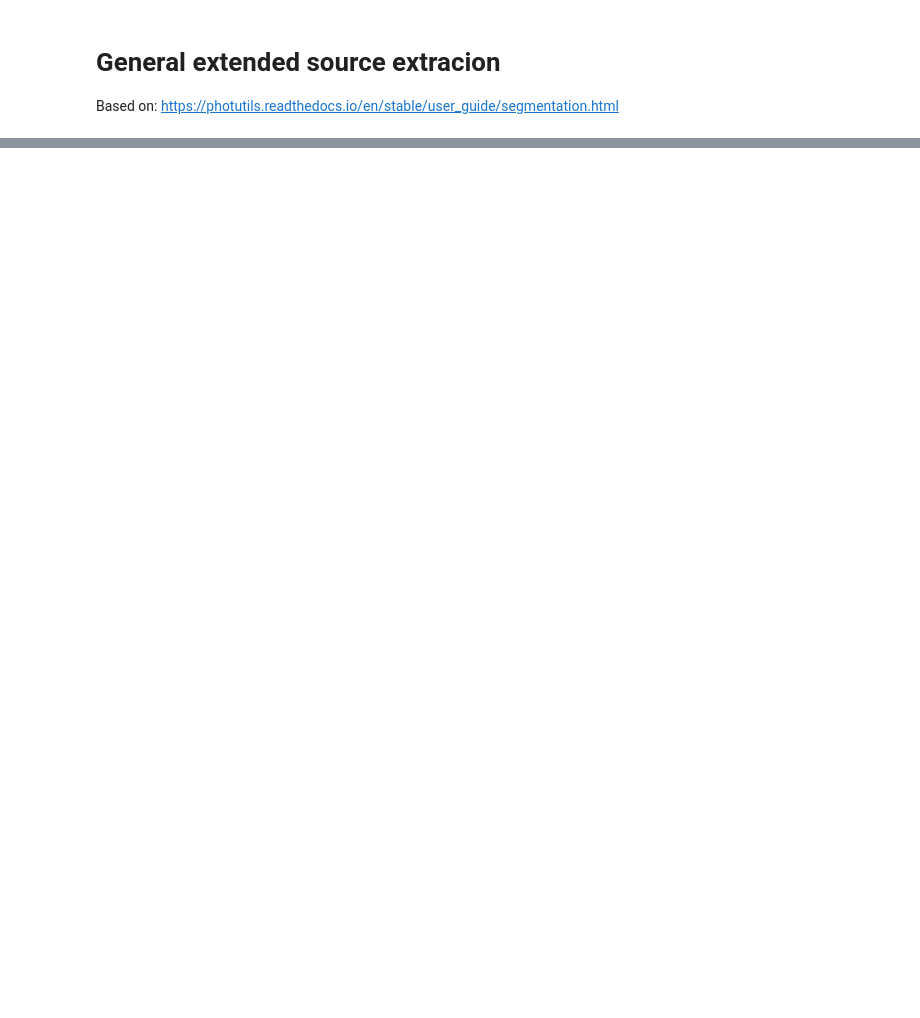
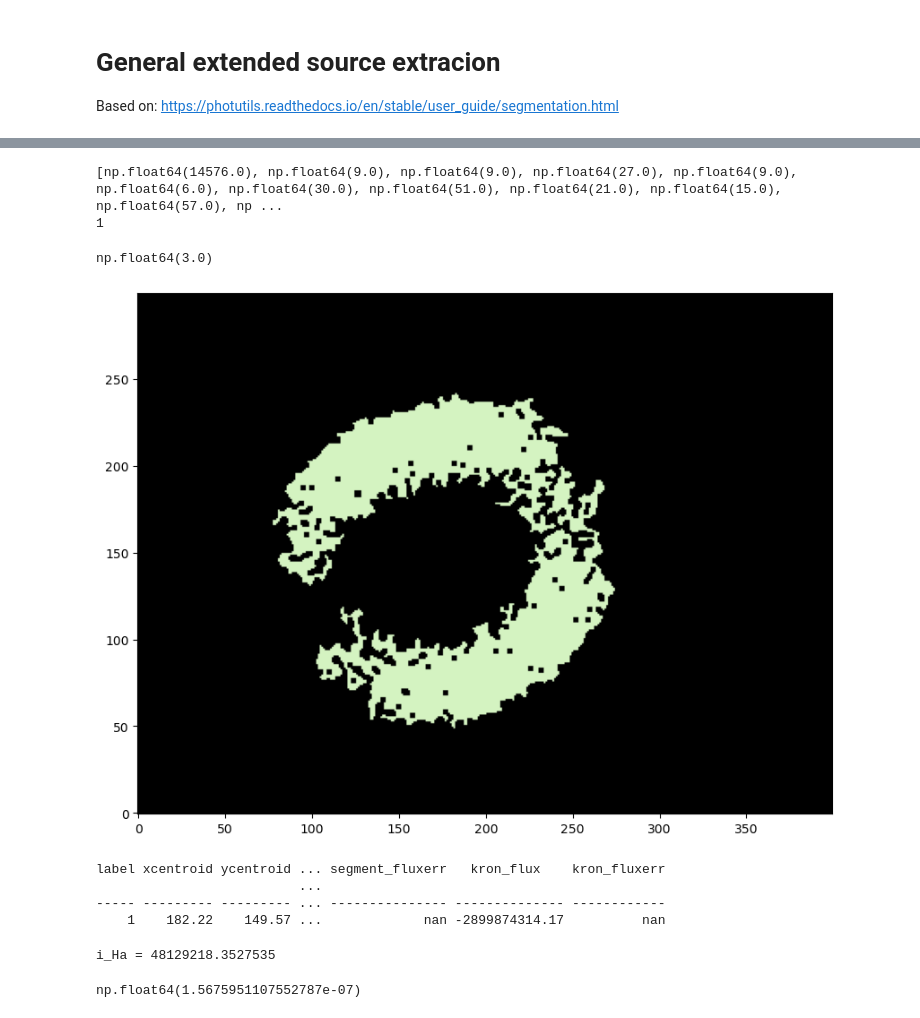
Before and after one commit to elaine-ran/astro4410, a Jupyter notebook: Lab 3/extended_source_photometry.ipynb, the cells around one changed output, grey strips where cells are left out. Drawn from its saved outputs; the diff is of its cells as text; code cells hidden in the pictures; blank space fills up the shorter version.

```diff
--- a/Lab 3/extended_source_photometry.ipynb
+++ b/Lab 3/extended_source_photometry.ipynb
@@ -71,2 +194,39 @@ label xcentroid ycentroid ... segment_fluxerr kron_flux kron_fluxerr
+# %%
+areas = [seg.area.value for seg in cat]
+print(areas)
+largest_label = np.argmax(areas) + 1
+print(largest_label)
+# %% [output]
+[np.float64(14576.0), np.float64(9.0), np.float64(9.0), np.float64(27.0), np.float64(9.0), np.float64(6.0), np.float64(30.0), np.float64(51.0), np.float64(21.0), np.float64(15.0), np.float64(57.0), np ...
+1
+# %%
+areas[22]
+# %% [output]
+np.float64(3.0)
+# %%
+segment_map.keep_labels(labels=[1])
+
+plt.figure(figsize=(10,10))
+plt.imshow(segment_map, origin='lower', cmap=segment_map.cmap)
+plt.show()
+# %% [output]
+[figure, added]
+# %%
+cat = SourceCatalog(data, segment_map, convolved_data=-convolved_data) #photometry
+tbl = cat.to_table()
+tbl['xcentroid'].info.format = '.2f'  # optional format
+tbl['ycentroid'].info.format = '.2f'
+tbl['kron_flux'].info.format = '.2f'
+print(tbl)
+# %% [output]
+label xcentroid ycentroid ... segment_fluxerr   kron_flux    kron_fluxerr
+                          ...
+----- --------- --------- ... --------------- -------------- ------------
+    1    182.22    149.57 ...             nan -2899874314.17          nan
+# %%
+i_Ha =  - tbl['kron_flux'][0] / hdr['EXPTIME']
+print("i_Ha =", i_Ha)
+# %% [output]
+i_Ha = 48129218.3527535
 # %%
 # to filter out stars can create a mask with the point sources found from DAOFind
@@ -72,0 +235,4 @@ label xcentroid ycentroid ... segment_fluxerr kron_flux kron_fluxerr
+# %%
+F_Ha
+# %% [output]
+np.float64(1.5675951107552787e-07)
```
Also changed, not shown: parts of 27 cells of this notebook, 10 other files.
